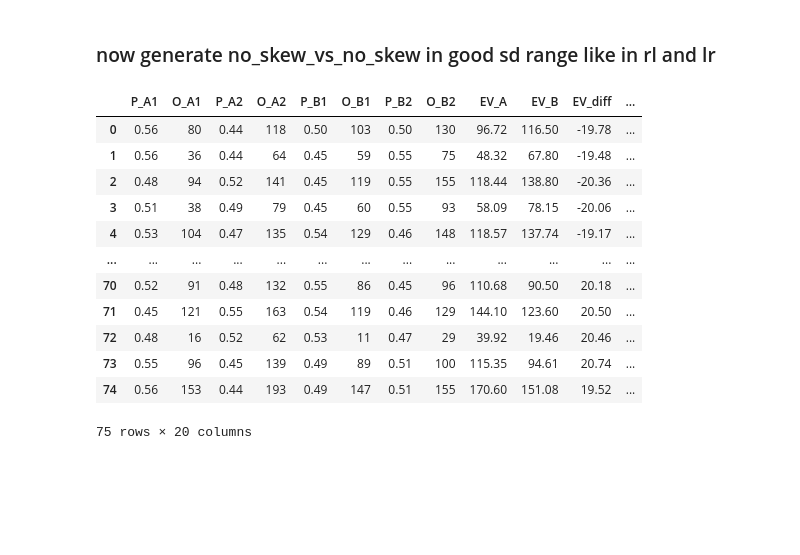
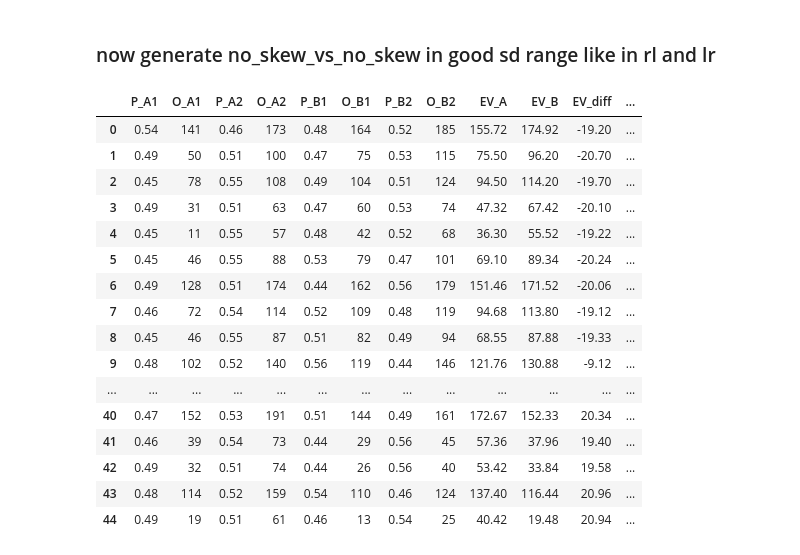
Before and after one commit to MaohuaNie/study3stimuli, a Jupyter notebook: Untitled-1.ipynb, the cells around one changed output. Saved outputs shown, nothing was run; the diff lists cells and outputs as text; code cells hidden in the pictures; blank space fills up the shorter version.

```diff
--- a/Untitled-1.ipynb
+++ b/Untitled-1.ipynb
@@ -36,7 +36,7 @@ def generate_lottery_pairs():
     for skew in skew_levels:
         for ev in ev_levels:
             for sd in sd_levels:
-                max_trials = 0 if skew in ["right_vs_left", "left_vs_right"] else 5
+                max_trials = 0 if skew in ["right_vs_left", "left_vs_right"] else 3
                 trials_found = 0
                 while trials_found < max_trials:
                     outcomes_A = sorted(random.sample(range(2, 200), 2))
@@ -60,46 +60,52 @@ def generate_lottery_pairs():
                     skew_abs_diff = abs(abs(skew_A) - abs(skew_B))
 
                     # Apply constraints for skewness, EV, SD, and standard deviation ranges
                     if is_skew_valid(skew_A, skew_B, skew, skew_abs_diff) and \
                        abs(EV_diff - ev) <= 1 and abs(SD_diff - sd) <= 1 and \
-                       (skew == "no_skew_vs_no_skew" and 10 <= SD_A <= 25 and 3 <= SD_B <= 20):
+                       (skew == "no_skew_vs_no_skew" and 10 <= SD_A <= 25 and 3 <= SD_B <= 20) and \
+                       ( abs(max(probabilities_A) - max(probabilities_B)) > 0.02) and \
+                       ( max(probabilities_A) > 0.5):
                         data.append({
                             "P_A1": probabilities_A[0], "O_A1": outcomes_A[0],
                             "P_A2": probabilities_A[1], "O_A2": outcomes_A[1],
                             "P_B1": probabilities_B[0], "O_B1": outcomes_B[0],
                             "P_B2": probabilities_B[1], "O_B2": outcomes_B[1],
                             "EV_A": EV_A, "EV_B": EV_B, "EV_diff": EV_diff,
                             "SD_A": SD_A, "SD_B": SD_B, "SD_diff": SD_diff,
                             "skew_A": skew_A, "skew_B": skew_B, "skew_diff": skew_A - skew_B,
                             "skew_level": skew, "ev_level": ev, "sd_level": sd
                         })
                         trials_found += 1
 
     return pd.DataFrame(data)
 
 # Generate the lottery pairs
 lottery_pairs = generate_lottery_pairs()
 
 # Sort and reset index
 lottery_pairs_sorted = lottery_pairs.sort_values(by=['skew_level', 'ev_level', 'sd_level'])
 lottery_pairs_sorted.reset_index(drop=True, inplace=True)
 
 # Display the sorted dataframe
 lottery_pairs_sorted
 # %% [output]
 |  | P_A1 | O_A1 | P_A2 | O_A2 | P_B1 | O_B1 | P_B2 | O_B2 | EV_A | EV_B | EV_diff | ... |
-| 0 | 0.56 | 80 | 0.44 | 118 | 0.50 | 103 | 0.50 | 130 | 96.72 | 116.50 | -19.78 | ... |
-| 1 | 0.56 | 36 | 0.44 | 64 | 0.45 | 59 | 0.55 | 75 | 48.32 | 67.80 | -19.48 | ... |
-| 2 | 0.48 | 94 | 0.52 | 141 | 0.45 | 119 | 0.55 | 155 | 118.44 | 138.80 | -20.36 | ... |
-| 3 | 0.51 | 38 | 0.49 | 79 | 0.45 | 60 | 0.55 | 93 | 58.09 | 78.15 | -20.06 | ... |
-| 4 | 0.53 | 104 | 0.47 | 135 | 0.54 | 129 | 0.46 | 148 | 118.57 | 137.74 | -19.17 | ... |
+| 0 | 0.54 | 141 | 0.46 | 173 | 0.48 | 164 | 0.52 | 185 | 155.72 | 174.92 | -19.20 | ... |
+| 1 | 0.49 | 50 | 0.51 | 100 | 0.47 | 75 | 0.53 | 115 | 75.50 | 96.20 | -20.70 | ... |
+| 2 | 0.45 | 78 | 0.55 | 108 | 0.49 | 104 | 0.51 | 124 | 94.50 | 114.20 | -19.70 | ... |
+| 3 | 0.49 | 31 | 0.51 | 63 | 0.47 | 60 | 0.53 | 74 | 47.32 | 67.42 | -20.10 | ... |
+| 4 | 0.45 | 11 | 0.55 | 57 | 0.48 | 42 | 0.52 | 68 | 36.30 | 55.52 | -19.22 | ... |
+| 5 | 0.45 | 46 | 0.55 | 88 | 0.53 | 79 | 0.47 | 101 | 69.10 | 89.34 | -20.24 | ... |
+| 6 | 0.49 | 128 | 0.51 | 174 | 0.44 | 162 | 0.56 | 179 | 151.46 | 171.52 | -20.06 | ... |
+| 7 | 0.46 | 72 | 0.54 | 114 | 0.52 | 109 | 0.48 | 119 | 94.68 | 113.80 | -19.12 | ... |
+| 8 | 0.45 | 46 | 0.55 | 87 | 0.51 | 82 | 0.49 | 94 | 68.55 | 87.88 | -19.33 | ... |
+| 9 | 0.48 | 102 | 0.52 | 140 | 0.56 | 119 | 0.44 | 146 | 121.76 | 130.88 | -9.12 | ... |
 | ... | ... | ... | ... | ... | ... | ... | ... | ... | ... | ... | ... | ... |
-| 70 | 0.52 | 91 | 0.48 | 132 | 0.55 | 86 | 0.45 | 96 | 110.68 | 90.50 | 20.18 | ... |
-| 71 | 0.45 | 121 | 0.55 | 163 | 0.54 | 119 | 0.46 | 129 | 144.10 | 123.60 | 20.50 | ... |
-| 72 | 0.48 | 16 | 0.52 | 62 | 0.53 | 11 | 0.47 | 29 | 39.92 | 19.46 | 20.46 | ... |
-| 73 | 0.55 | 96 | 0.45 | 139 | 0.49 | 89 | 0.51 | 100 | 115.35 | 94.61 | 20.74 | ... |
-| 74 | 0.56 | 153 | 0.44 | 193 | 0.49 | 147 | 0.51 | 155 | 170.60 | 151.08 | 19.52 | ... |
+| 40 | 0.47 | 152 | 0.53 | 191 | 0.51 | 144 | 0.49 | 161 | 172.67 | 152.33 | 20.34 | ... |
+| 41 | 0.46 | 39 | 0.54 | 73 | 0.44 | 29 | 0.56 | 45 | 57.36 | 37.96 | 19.40 | ... |
+| 42 | 0.49 | 32 | 0.51 | 74 | 0.44 | 26 | 0.56 | 40 | 53.42 | 33.84 | 19.58 | ... |
+| 43 | 0.48 | 114 | 0.52 | 159 | 0.54 | 110 | 0.46 | 124 | 137.40 | 116.44 | 20.96 | ... |
+| 44 | 0.49 | 19 | 0.51 | 61 | 0.46 | 13 | 0.54 | 25 | 40.42 | 19.48 | 20.94 | ... |
-75 rows × 20 columns
 # %%
 
 
```
Also changed, not shown: parts of 31 cells of this notebook, 19 other files.
